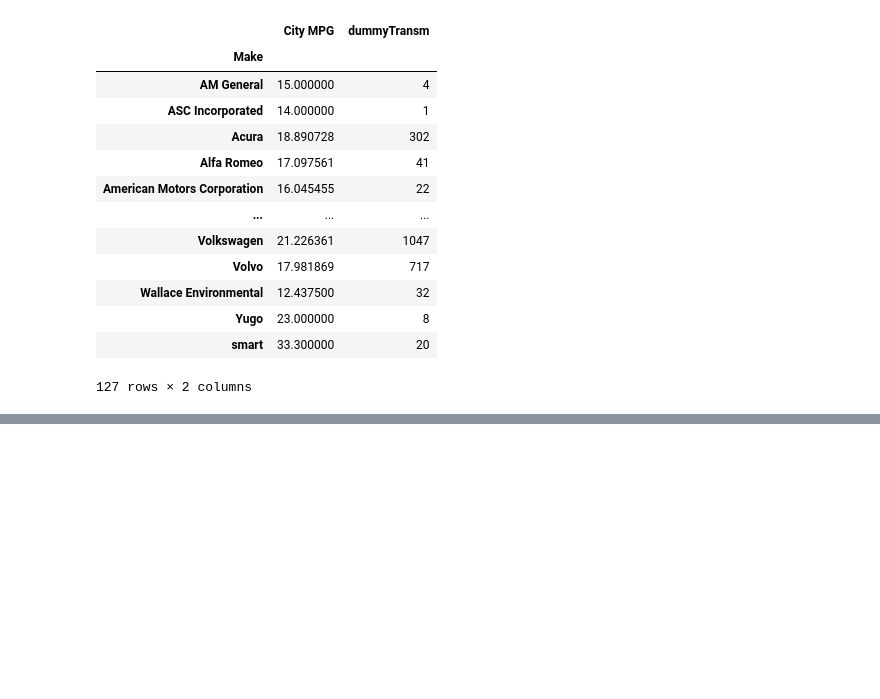
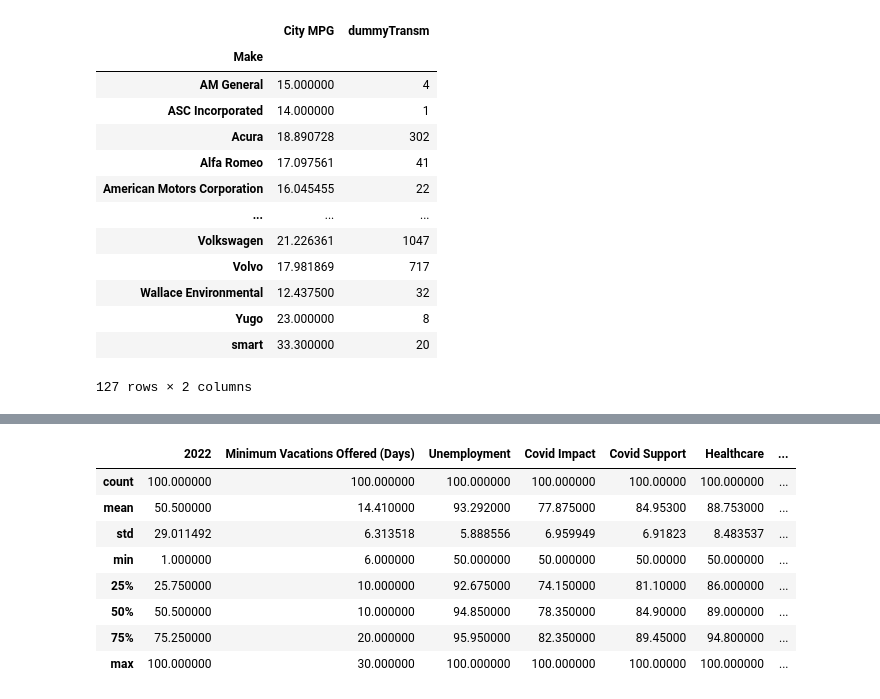
Before and after one commit to tommella90/TommasoLaboratories, a Jupyter notebook: w2d5_Groupby.ipynb, the cells around one changed output, grey strips where cells are left out. Cells and saved outputs as stored; diff of their text form; code cells hidden in the pictures; blank space fills up the shorter version.

```diff
--- a/w2d5_Groupby.ipynb
+++ b/w2d5_Groupby.ipynb
@@ -380,0 +414,12 @@ cars.groupby(['Make']).aggregate({'City MPG': 'mean', 'dummyTransm': 'count'})##
+# %%
+city.describe()
+# %% [output]
+|  | 2022 | Minimum Vacations Offered (Days) | Unemployment | Covid Impact | Covid Support | Healthcare | ... |
+| count | 100.000000 | 100.000000 | 100.000000 | 100.000000 | 100.00000 | 100.000000 | ... |
+| mean | 50.500000 | 14.410000 | 93.292000 | 77.875000 | 84.95300 | 88.753000 | ... |
+| std | 29.011492 | 6.313518 | 5.888556 | 6.959949 | 6.91823 | 8.483537 | ... |
+| min | 1.000000 | 6.000000 | 50.000000 | 50.000000 | 50.00000 | 50.000000 | ... |
+| 25% | 25.750000 | 10.000000 | 92.675000 | 74.150000 | 81.10000 | 86.000000 | ... |
+| 50% | 50.500000 | 10.000000 | 94.850000 | 78.350000 | 84.90000 | 89.000000 | ... |
+| 75% | 75.250000 | 20.000000 | 95.950000 | 82.350000 | 89.45000 | 94.800000 | ... |
+| max | 100.000000 | 30.000000 | 100.000000 | 100.000000 | 100.00000 | 100.000000 | ... |
```
Also changed, not shown: parts of 7 cells of this notebook, 3 other files.
